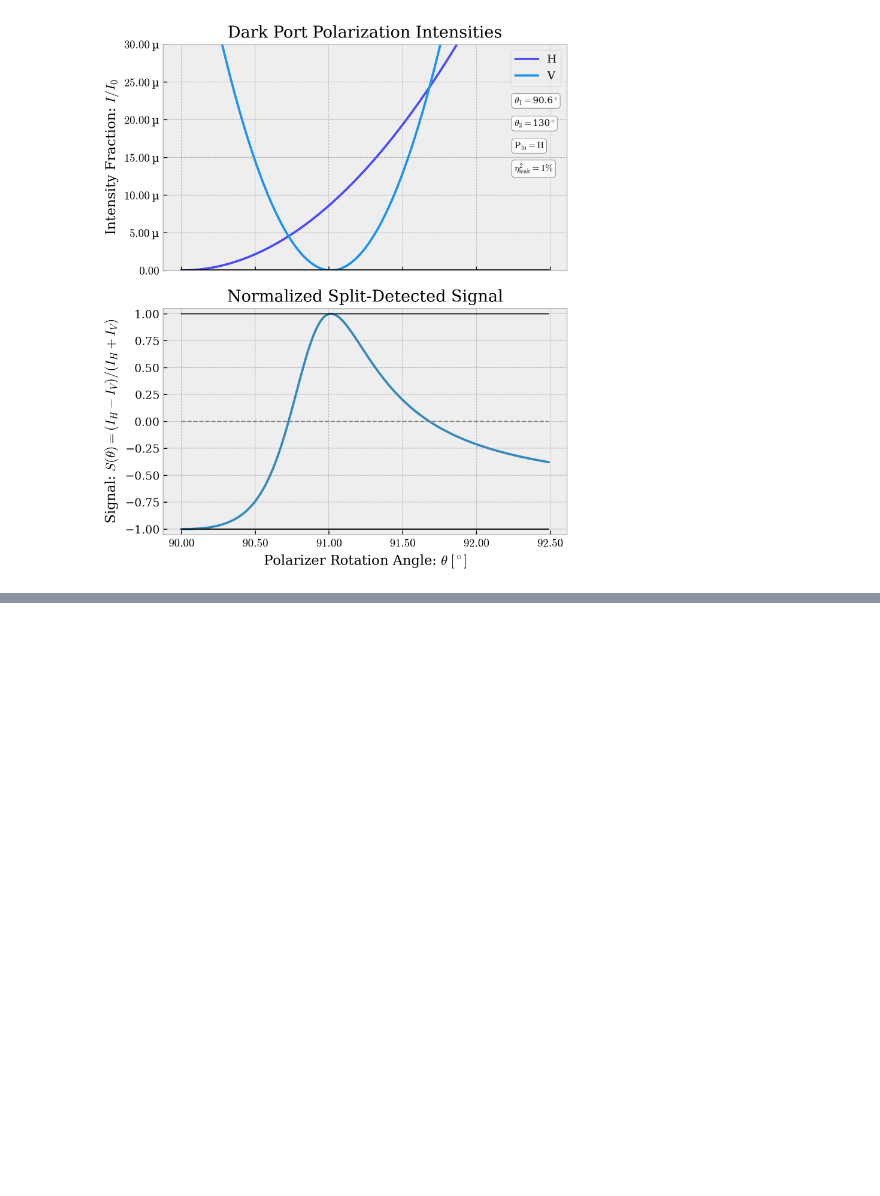
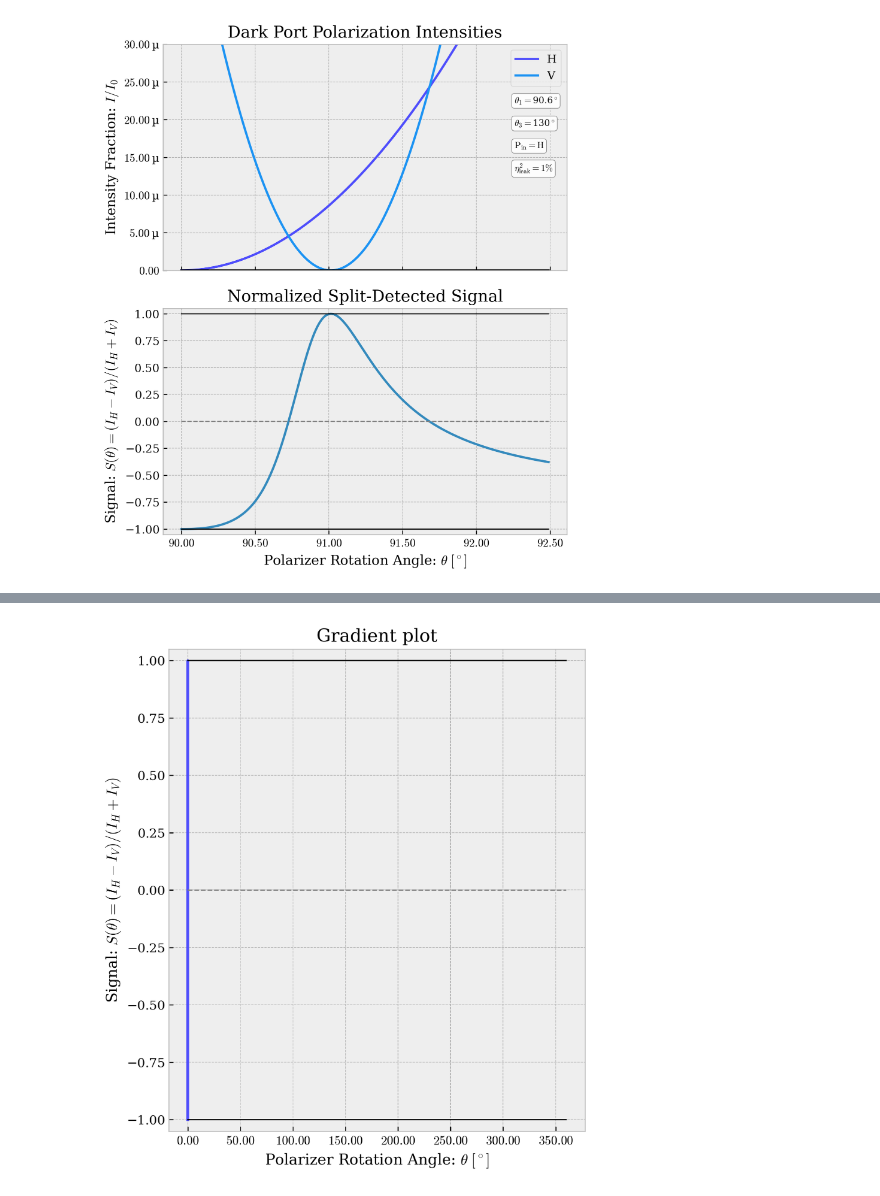
Before and after one commit to CUCatLab/Optical-Metrology, a Jupyter notebook: Simulation.ipynb, the cells around one changed output, grey strips where cells are left out. Saved outputs shown, nothing was run; the diff lists cells and outputs as text; code cells hidden in the pictures; blank space fills up the shorter version.

Commit message:
testing of angles

```diff
--- a/Simulation.ipynb
+++ b/Simulation.ipynb
@@ -142,0 +196,25 @@ make_plots(90.6,130,90,92.5,ymax=0.00003)
+# %%
+# Set up plot axes
+fig, axes = plt.subplots(1, sharex=True, figsize=(6,7), dpi=300)
+plt.rc('font', family='serif')
+axes.set_prop_cycle(ccycle)
+
+# (split-detection)
+axes.plot(grad, s)
+# include reference horizontal lines
+axes.plot(t2s, np.zeros_like(t2s), color="gray", linestyle="--", linewidth=1)
+axes.plot(t2s, np.ones_like(t2s), color="black", linewidth=1)
+axes.plot(t2s, -np.ones_like(t2s), color="black", linewidth=1)
+axes.grid(True)
+axes.set_title("Gradient plot")
+axes.set_xlabel(r"Polarizer Rotation Angle: $\theta\;[^\circ]$")
+axes.set_ylabel(r"Signal: $S(\theta) = (I_H - I_V)/(I_H + I_V)$")
+# Format label ticks nicely
+formatter1 = EngFormatter(places=2, sep="", useMathText=True, unit="")
+formatter2 = ScalarFormatter(useMathText=True)
+axes.xaxis.set_major_formatter(formatter1)
+axes.yaxis.set_major_formatter(formatter2)
+axes.set_ylim(-1.05,1.05)
+plt.show()
+# %% [output]
+[figure, added]
```
Also changed, not shown: parts of 14 cells of this notebook.
